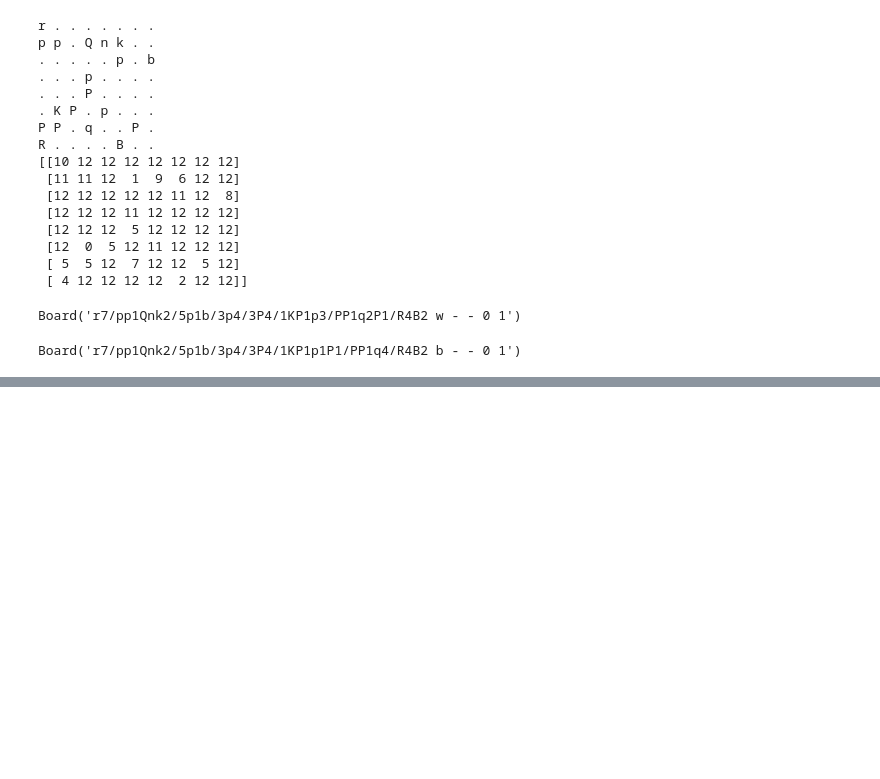
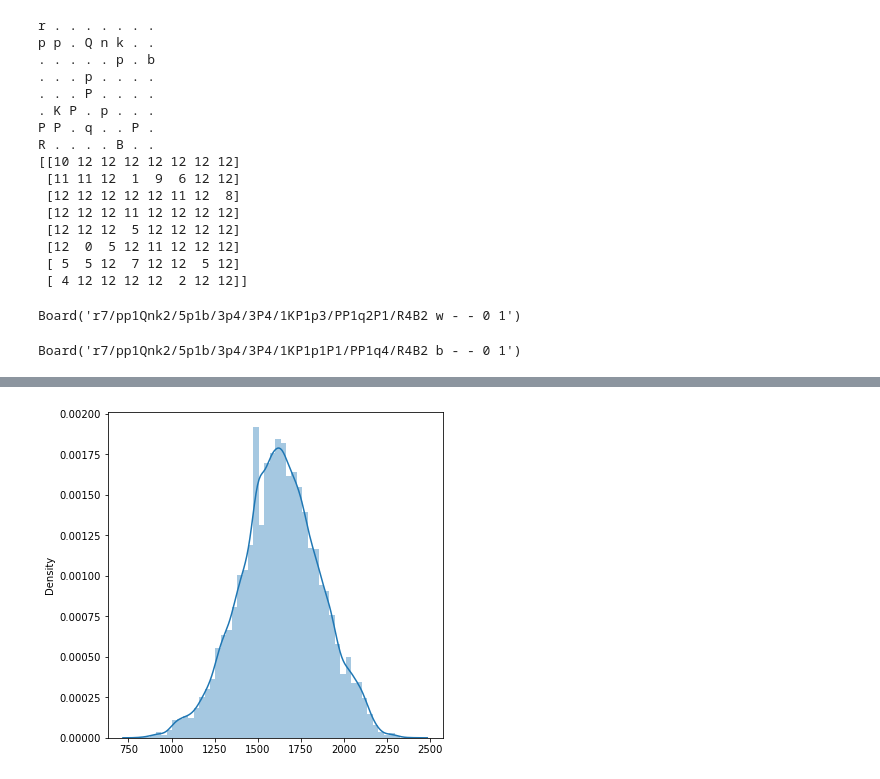
Before and after one commit to angusturner/neural_chess, a Jupyter notebook: notebooks/explore.ipynb, the cells around one changed output, grey strips where cells are left out. Saved outputs shown, nothing was run; the diff lists cells and outputs as text; code cells hidden in the pictures; blank space fills up the shorter version.

```diff
--- a/notebooks/explore.ipynb
+++ b/notebooks/explore.ipynb
@@ -278,0 +337,6 @@ list(board.pseudo_legal_moves)
+# %%
+# view the distribution of ELO scores (across all time controls)
+plt.figure(figsize=(6, 6))
+sns.distplot(elos);
+# %% [output]
+[figure, added]
```
Also changed, not shown: parts of 12 cells of this notebook, 5 other files.
